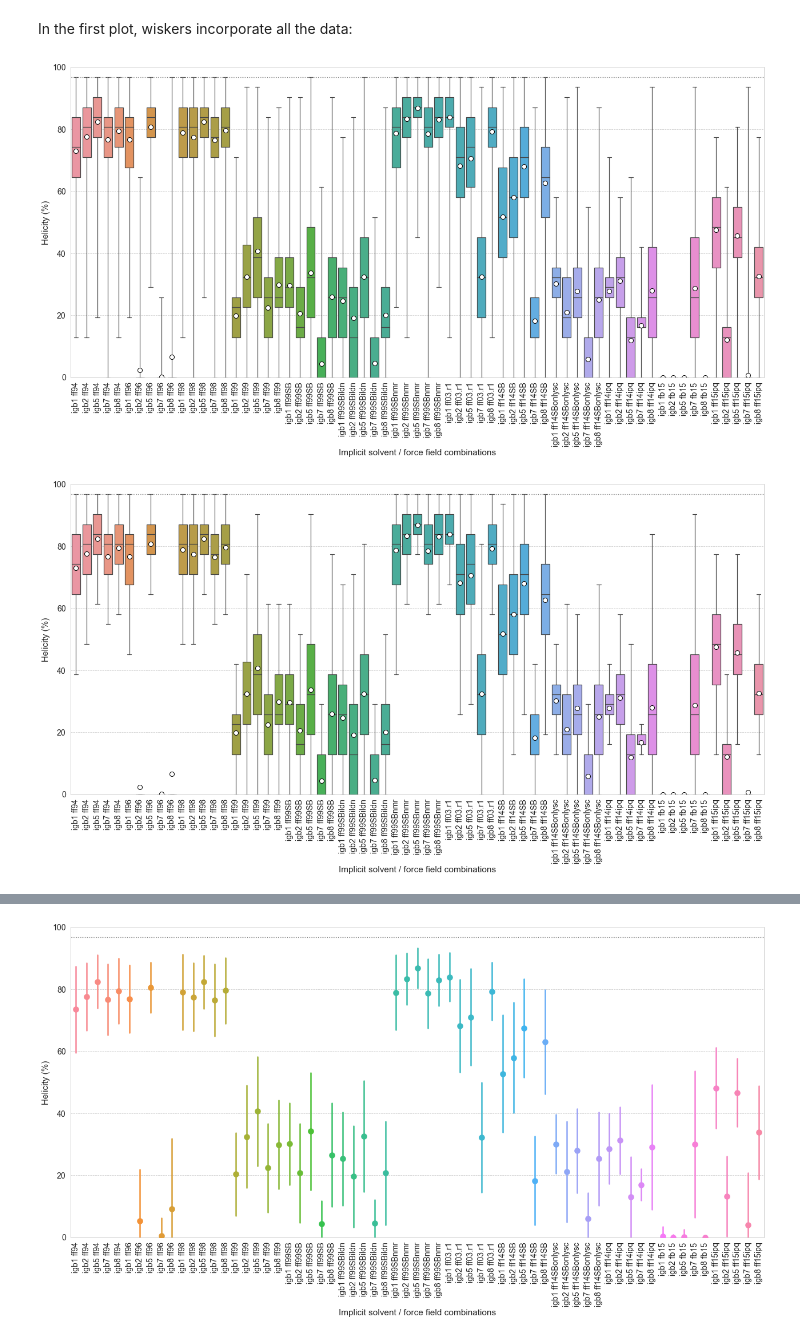
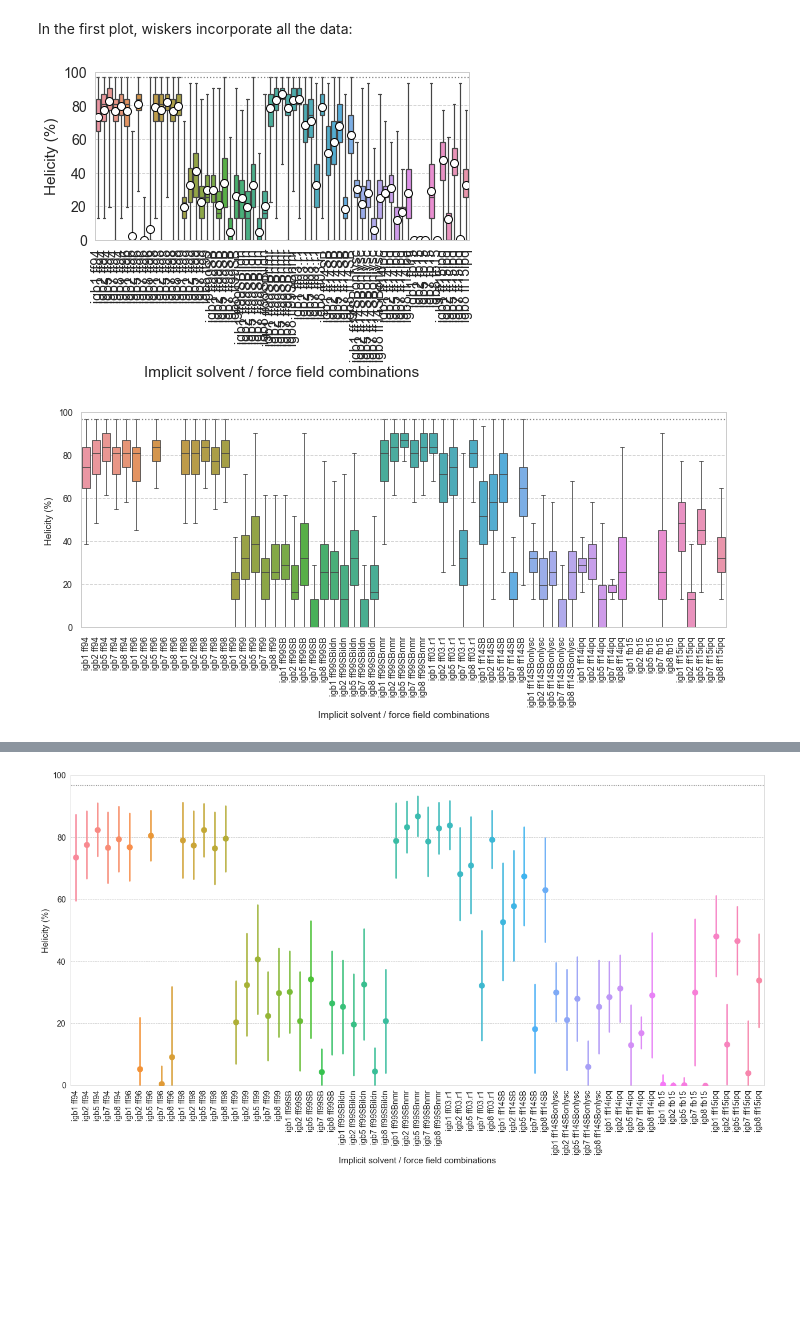
Before and after one commit to eric-jm-lang/GB_simulations_de_novo_peptides, a Jupyter notebook: 1-A4_K4E4_A4_K4E4_A4/3-Analysis/Analysis_percentage_helicity_3.ipynb, the cells around one changed output, grey strips where cells are left out. Cells and saved outputs as stored; diff of their text form; code cells hidden in the pictures; blank space fills up the shorter version.

Commit message:
change figures

```diff
--- a/1-A4_K4E4_A4_K4E4_A4/3-Analysis/Analysis_percentage_helicity_3.ipynb
+++ b/1-A4_K4E4_A4_K4E4_A4/3-Analysis/Analysis_percentage_helicity_3.ipynb
@@ -258,36 +258,38 @@ In the first plot, wiskers incorporate all the data:
 # %%
 sns.set(context='paper', style='whitegrid', palette='deep', font='sans-serif',\
         font_scale=1.6, rc={'grid.linestyle': '--'})
 
-fig, axes = plt.subplots(figsize=(18, 10))
+fig, axes = plt.subplots(figsize=(6.4, 4.8))
 
 ax=sns.boxplot(x='igbff', y='Helicity (%)', data=df_total, fliersize=2,whis=[0, 100],
                showmeans=True,
                meanprops={"marker":"o","markerfacecolor":"white", "markeredgecolor":"black","markersize":"8"})
 ax.set_xticklabels(ax.get_xticklabels(),rotation=90)
 ax.set_ylim([0, 100])
 ax.set_xlabel('Implicit solvent / force field combinations')
 plt.axhline(y=96.76, ls=":", c=".5" ) # 90.9*33/31
 
 plt.tight_layout()
 # %% [output]
-[figure, old version]
+[figure, new version]
 # %%
 sns.set(context='paper', style='whitegrid', palette='deep', font='sans-serif',\
-        font_scale=1.6, rc={'grid.linestyle': '--'})
+        font_scale=1, rc={'grid.linestyle': '--'})
 
-fig, axes = plt.subplots(figsize=(18, 10))
 
-ax=sns.boxplot(x='igbff', y='Helicity (%)', data=df_total, fliersize=0,
-               showmeans=True,
-               meanprops={"marker":"o","markerfacecolor":"white", "markeredgecolor":"black","markersize":"8"})
+fig, ax = plt.subplots(figsize=(9.75, 4.6))
+
+
+ax=sns.boxplot(x='igbff', y='Helicity (%)', data=df_total, fliersize=0, linewidth=0.8,
+               showmeans=False,
+               meanprops={"marker":"o","markerfacecolor":"white", "markeredgecolor":"white","markersize":"4"})
 ax.set_xticklabels(ax.get_xticklabels(),rotation=90)
 ax.set_ylim([0, 100])
 ax.set_xlabel('Implicit solvent / force field combinations')
 plt.axhline(y=96.76, ls=":", c=".5" ) # 90.9*33/31
-
+# ax.set_aspect(.25)
 plt.tight_layout()
 plt.savefig('./plots/helicity_boxplot3_1.pdf')
 plt.savefig('./plots/helicity_boxplot3_1.png', dpi=300)
 # %% [output]
-[figure, old version]
+[figure, new version]
```
Also changed, not shown: parts of 2 cells of this notebook, 47 other files.
